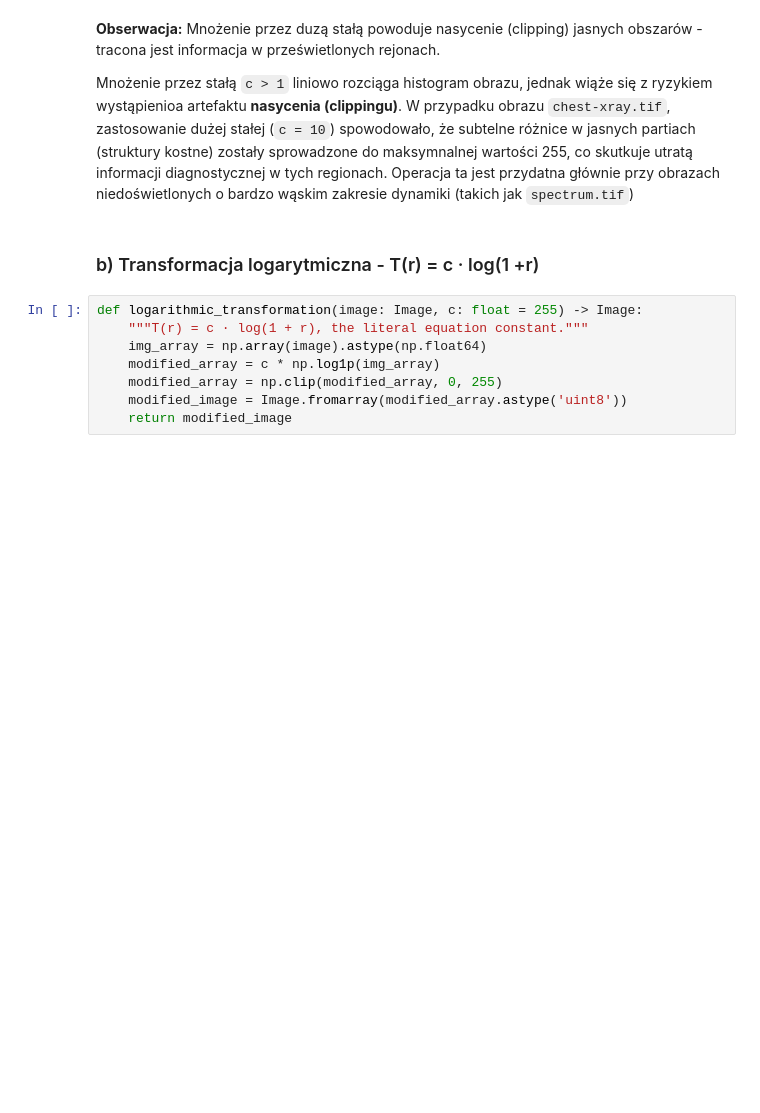
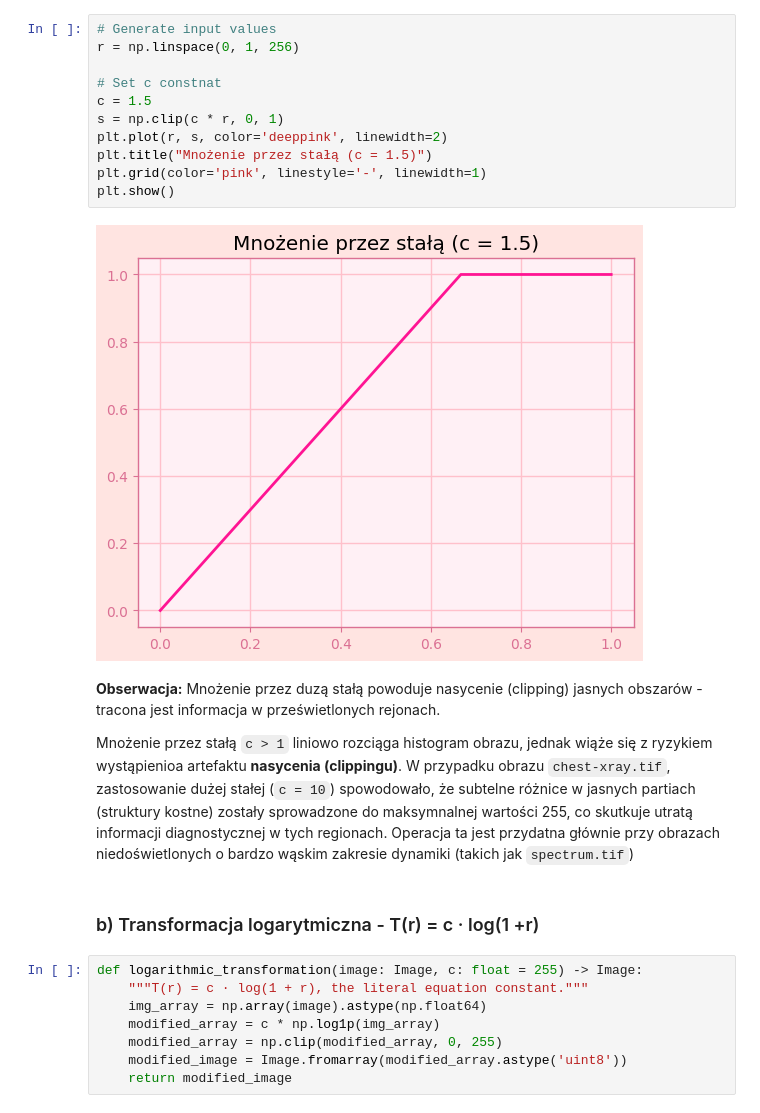
Before and after one commit to DamianRyczko/CPSiO, a Jupyter notebook: OBRAZY/obrazy.ipynb, the cells around one changed output. Drawn from its saved outputs; the diff is of its cells as text; blank space fills up the shorter version.

```diff
--- a/OBRAZY/obrazy.ipynb
+++ b/OBRAZY/obrazy.ipynb
@@ -358,6 +358,19 @@ HBox(children=(Button(button_style='info', description='Update', style=ButtonSty
     <img src="plot_stills/plot12.png" width="90%" style="border: 2px solid #FFB6C1; border-radius: 10px;">
     <p style="color: #DB7093; font-style: italic;">Rysunek 12: Interaktywny podgląd pliku spectrum.tiff przemnożony przez stałą c (Wersja statyczna).</p>
 </div>
+# %%
+# Generate input values
+r = np.linspace(0, 1, 256)
+
+# Set c constnat
+c = 1.5
+s = np.clip(c * r, 0, 1)
+plt.plot(r, s, color='deeppink', linewidth=2)
+plt.title("Mnożenie przez stałą (c = 1.5)")
+plt.grid(color='pink', linestyle='-', linewidth=1)
+plt.show()
+# %% [output]
+[figure, added]
 # %% [markdown]
 
 **Obserwacja:** Mnożenie przez duzą stałą powoduje nasycenie (clipping) jasnych obszarów - tracona jest informacja w prześwietlonych rejonach.
```
Also changed, not shown: parts of 29 cells of this notebook.
